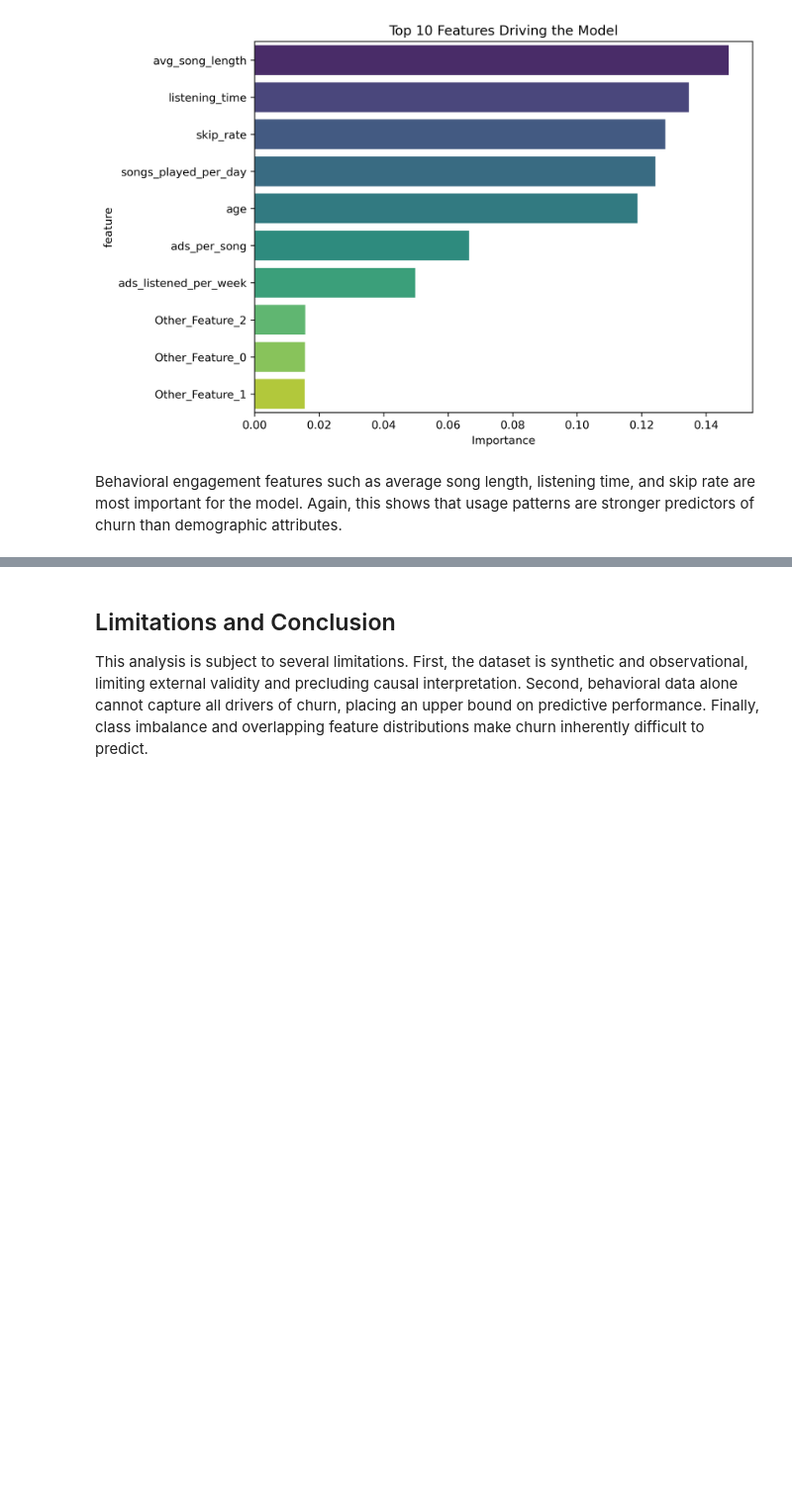
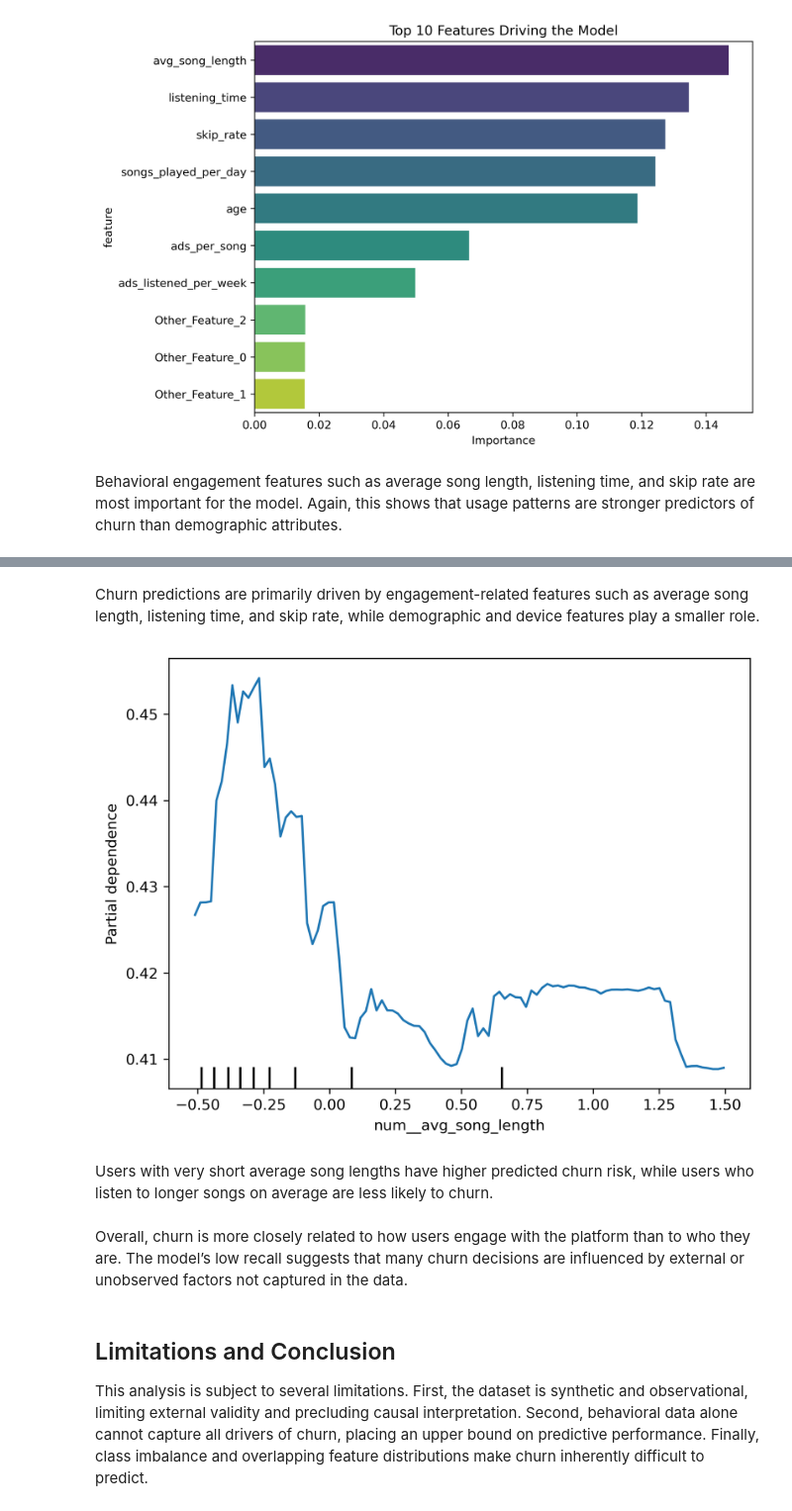
Before and after one commit to UCB-stat-159-f25/final-group08, a Jupyter notebook: notebooks/main.ipynb, the cells around one changed output, grey strips where cells are left out. Shown: that part at 99% size. Cells and saved outputs as stored; diff of their text form; code cells hidden in the pictures; blank space fills up the shorter version.

```diff
--- a/notebooks/main.ipynb
+++ b/notebooks/main.ipynb
@@ -183,3 +185,14 @@ Finally, error analysis shows that many missed churners exhibit engagement patte
+# %% [markdown]
+Churn predictions are primarily driven by engagement-related features such as average song length, listening time, and skip rate, while demographic and device features play a smaller role.
+# %%
+img_path6 = Path.cwd().parent / "fig_builds" / "step05_interpret" / "pdp_num_avg_song_length.png"
+display(Image(filename=str(img_path6)))
+# %% [output]
+[figure, added]
+# %% [markdown]
+Users with very short average song lengths have higher predicted churn risk, while users who listen to longer songs on average are less likely to churn.
+# %% [markdown]
+Overall, churn is more closely related to how users engage with the platform than to who they are. The model’s low recall suggests that many churn decisions are influenced by external or unobserved factors not captured in the data.
 # %% [markdown]
 ## Limitations and Conclusion
 This analysis is subject to several limitations. First, the dataset is synthetic and observational, limiting external validity and precluding causal interpretation. Second, behavioral data alone cannot capture all drivers of churn, placing an upper bound on predictive performance. Finally, class imbalance and overlapping feature distributions make churn inherently difficult to predict.
```
Also changed, not shown: parts of 2 cells of this notebook.
